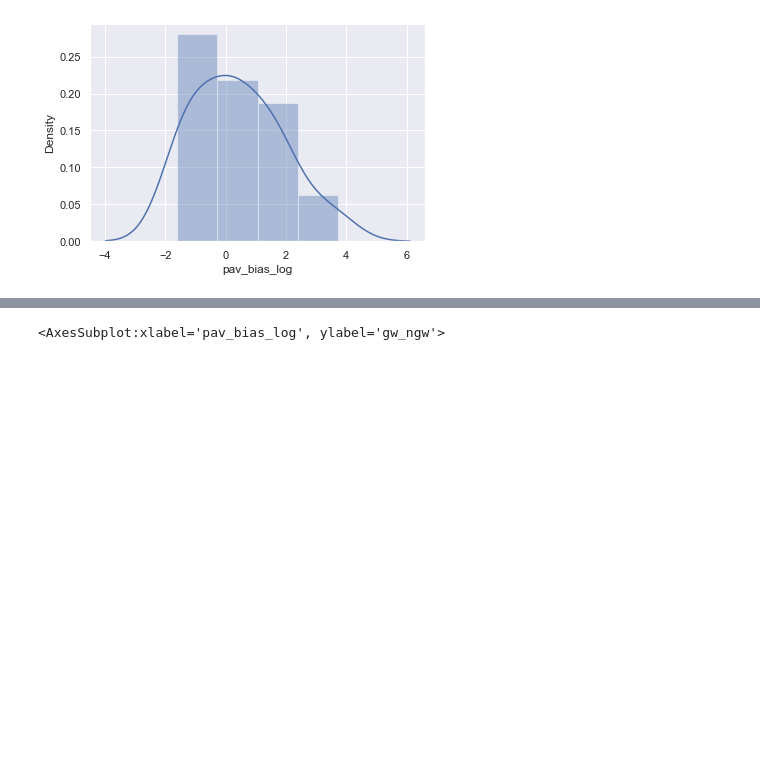
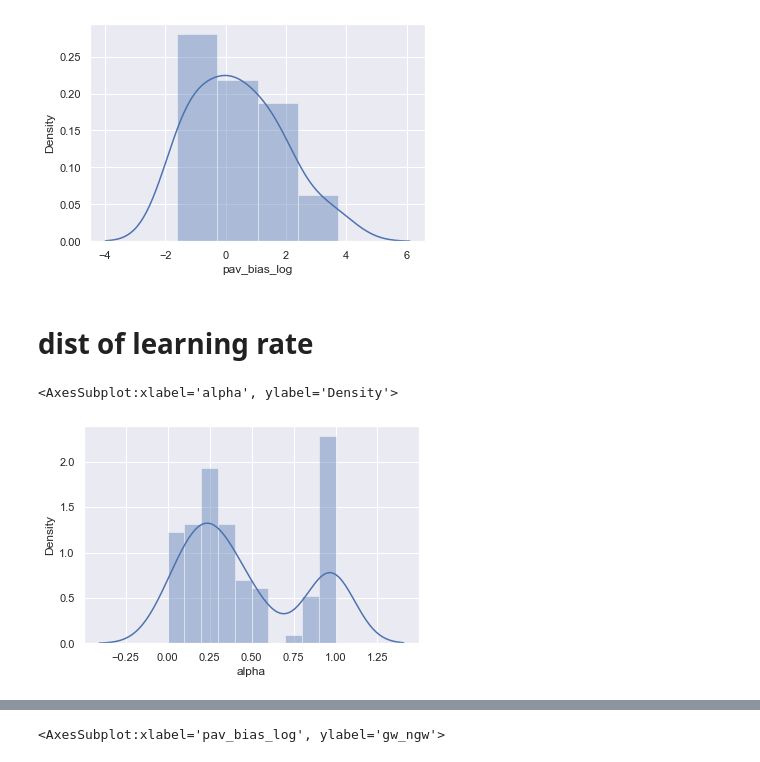
Before and after one commit to Sepsad/Interindividual-differences-in-Learning-to-Act-or-Avoid, a Jupyter notebook: Second_session.ipynb, the cells around one changed output, grey strips where cells are left out. Cells and saved outputs as stored; diff of their text form; code cells hidden in the pictures; blank space fills up the shorter version.

```diff
--- a/Second_session.ipynb
+++ b/Second_session.ipynb
@@ -351,3 +354,10 @@ sns.distplot(np.log(mr_df.pav_bias_log) )
 # %% [output]
 <AxesSubplot:xlabel='pav_bias_log', ylabel='Density'>
 [figure]
+# %% [markdown]
+# dist of learning rate
+# %%
+sns.distplot((mr_df.alpha), bins=10)
+# %% [output]
+<AxesSubplot:xlabel='alpha', ylabel='Density'>
+[figure, added]
```
Also changed, not shown: parts of 13 cells of this notebook, 1 other file.
